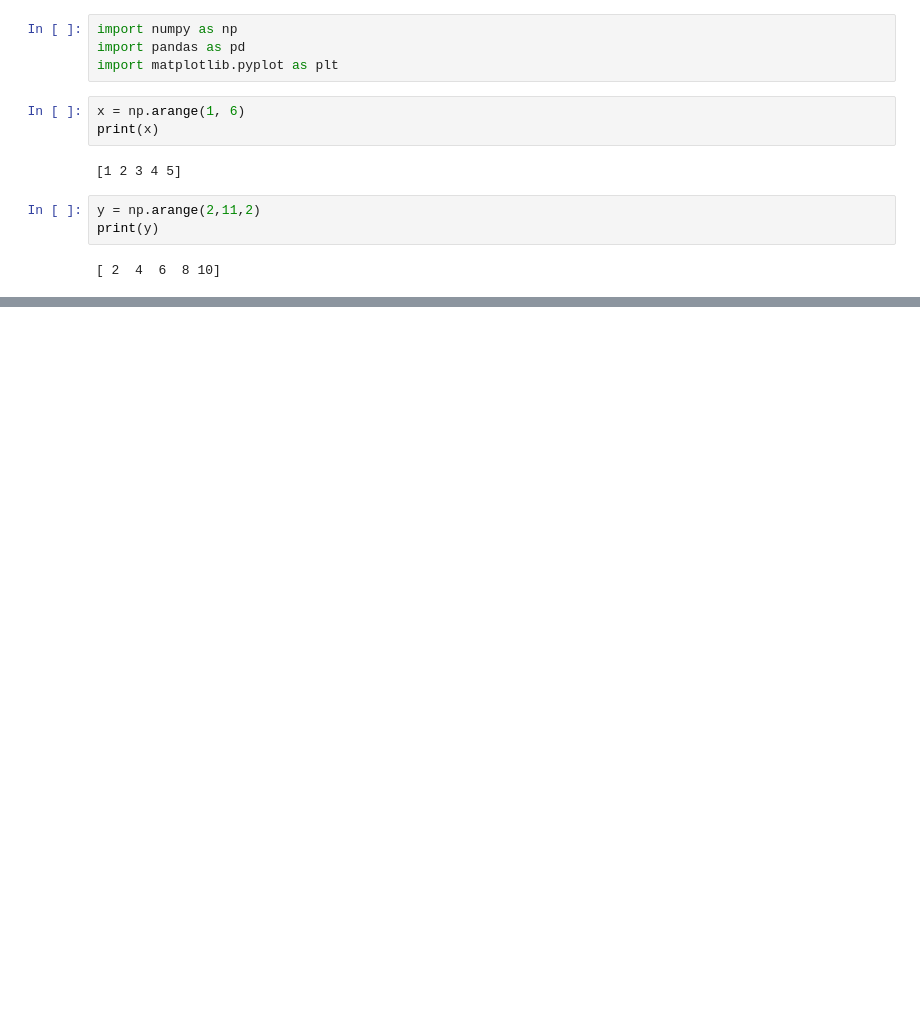
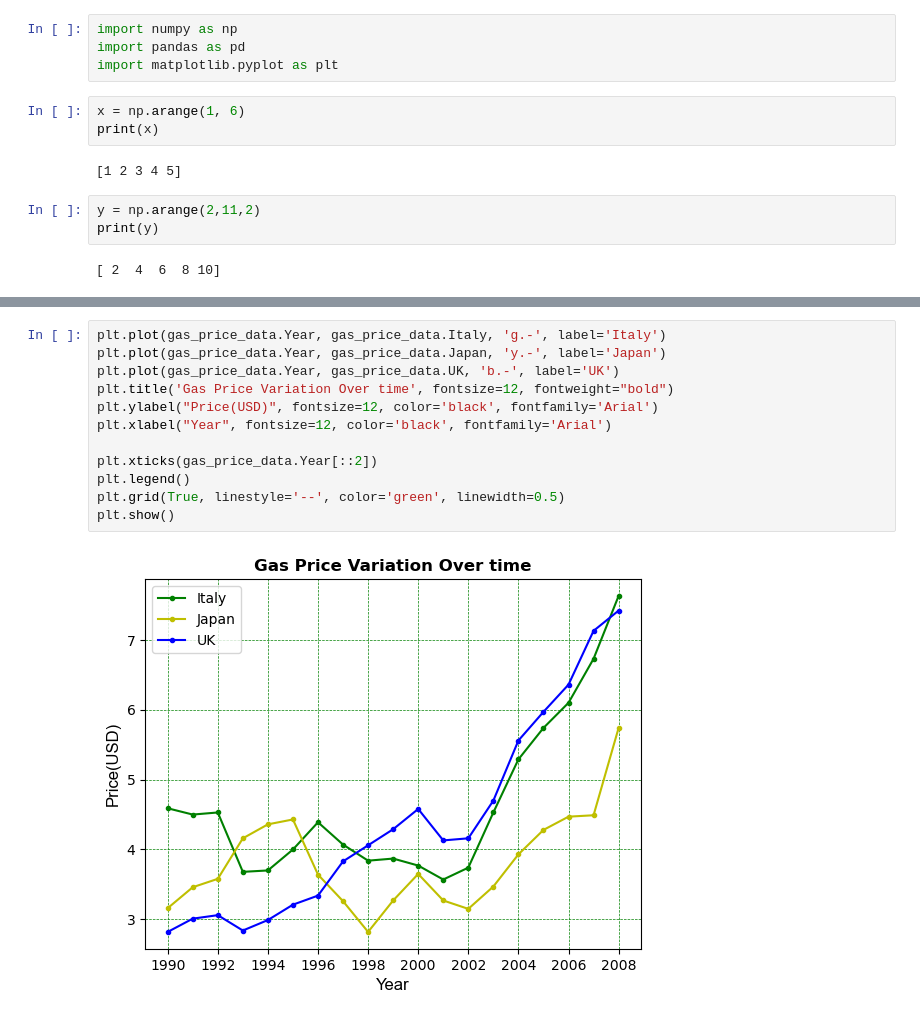
Before and after one commit to Erick-Ondiwa/Machine_Learning_Programming, a Jupyter notebook: 4_matplotlib_library/1_intro_to_matplotlib.ipynb, the cells around one changed output, grey strips where cells are left out. Cells and saved outputs as stored; diff of their text form; blank space fills up the shorter version.

```diff
--- a/4_matplotlib_library/1_intro_to_matplotlib.ipynb
+++ b/4_matplotlib_library/1_intro_to_matplotlib.ipynb
@@ -27,0 +60,14 @@ plt.show()
+# %%
+plt.plot(gas_price_data.Year, gas_price_data.Italy, 'g.-', label='Italy')
+plt.plot(gas_price_data.Year, gas_price_data.Japan, 'y.-', label='Japan')
+plt.plot(gas_price_data.Year, gas_price_data.UK, 'b.-', label='UK')
+plt.title('Gas Price Variation Over time', fontsize=12, fontweight="bold")
+plt.ylabel("Price(USD)", fontsize=12, color='black', fontfamily='Arial')
+plt.xlabel("Year", fontsize=12, color='black', fontfamily='Arial')
+
+plt.xticks(gas_price_data.Year[::2])
+plt.legend()
+plt.grid(True, linestyle='--', color='green', linewidth=0.5)
+plt.show()
+# %% [output]
+[figure, added]
```
Also changed, not shown: parts of 5 cells of this notebook, 10 other files.
